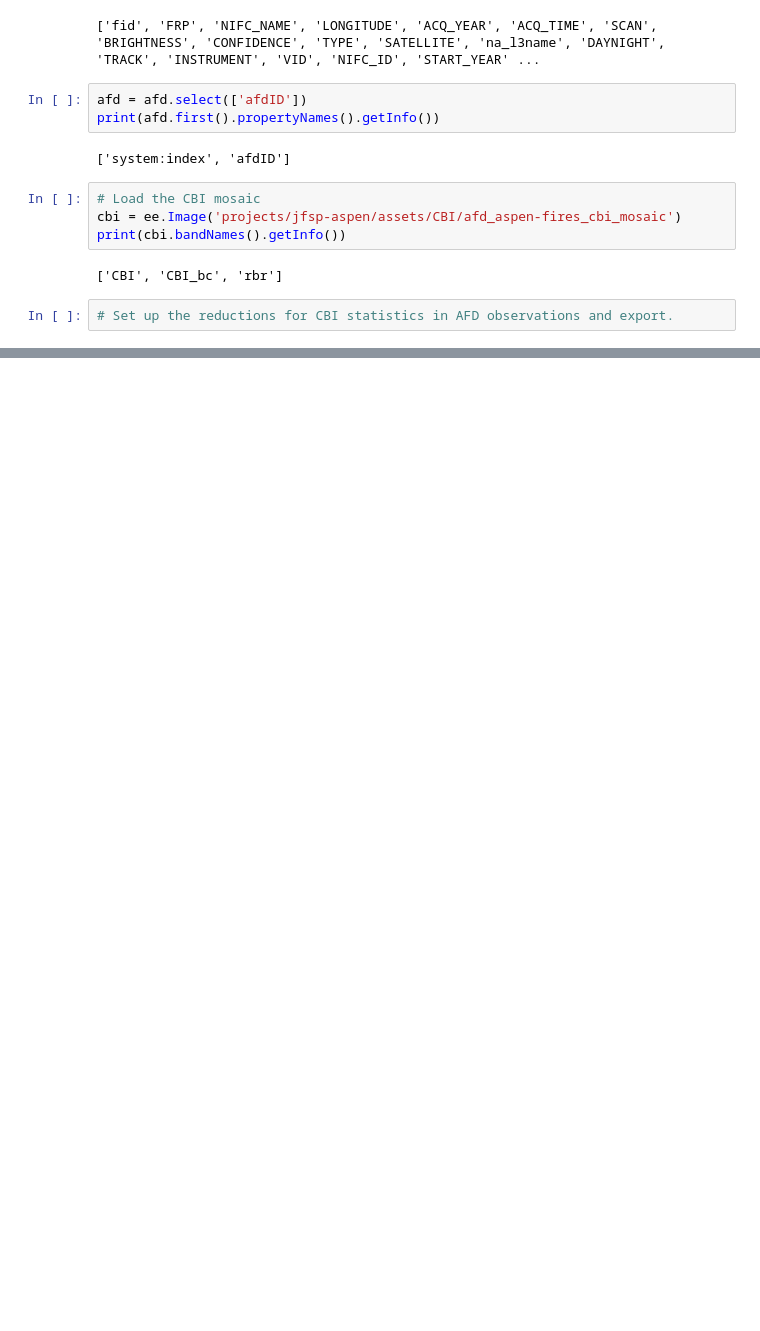
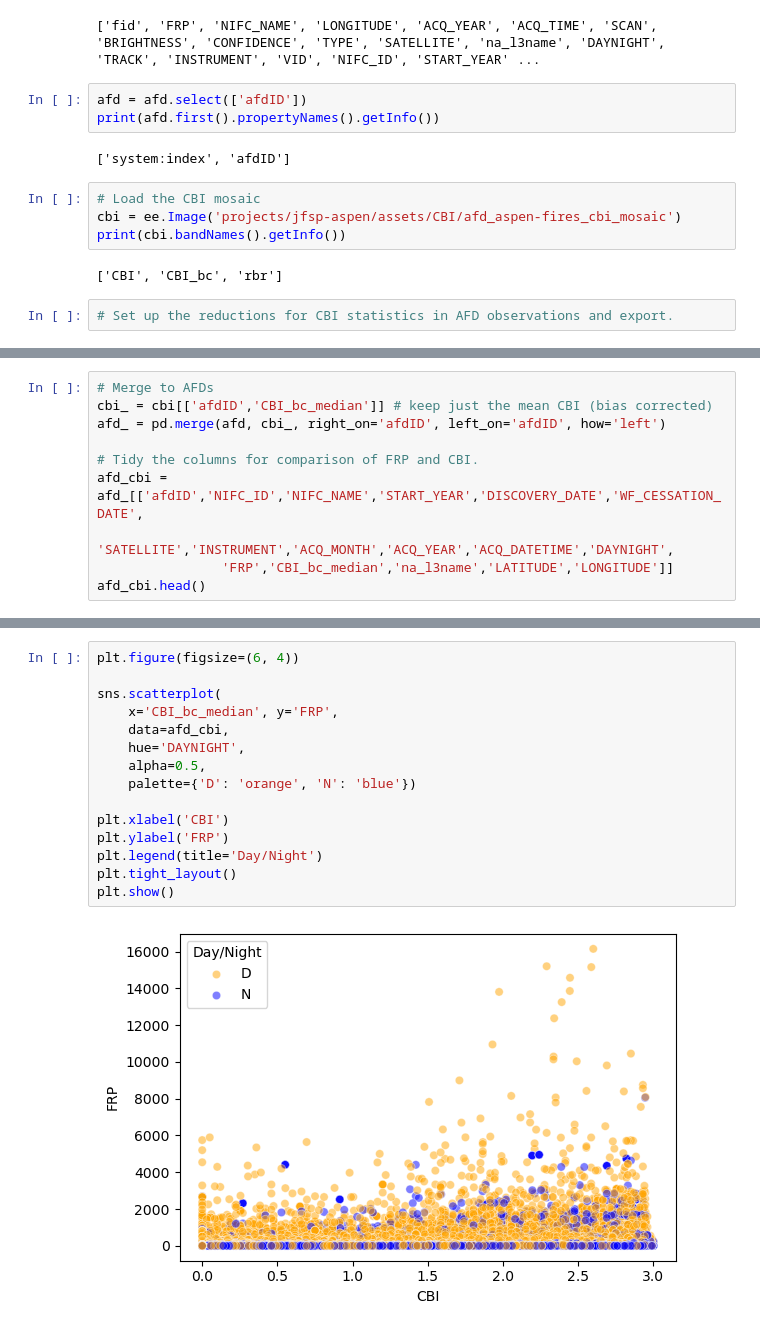
Before and after one commit to natshoff/aspen-fire-fork, a Jupyter notebook: Aim2/code/Python/03afd-severity_CBI.ipynb, the cells around one changed output, grey strips where cells are left out. Drawn from its saved outputs; the diff is of its cells as text; blank space fills up the shorter version.

```diff
--- a/Aim2/code/Python/03afd-severity_CBI.ipynb
+++ b/Aim2/code/Python/03afd-severity_CBI.ipynb
@@ -140,3 +148,13 @@ Index(['LATITUDE', 'LONGITUDE', 'BRIGHTNESS', 'SCAN', 'TRACK', 'ACQ_DATE',
        'START_YEAR', 'DISCOVERY_DATE', 'WF_CESSATION_DATE', 'na_l3name',
        'ACQ_MONTH', 'ACQ_YEAR', 'ACQ_DATETIME', 'afdID', 'geometry'],
       dtype='object')
+# %%
+# Merge to AFDs
+cbi_ = cbi[['afdID','CBI_bc_median']] # keep just the mean CBI (bias corrected)
+afd_ = pd.merge(afd, cbi_, right_on='afdID', left_on='afdID', how='left')
+
+# Tidy the columns for comparison of FRP and CBI.
+afd_cbi = afd_[['afdID','NIFC_ID','NIFC_NAME','START_YEAR','DISCOVERY_DATE','WF_CESSATION_DATE',
+                'SATELLITE','INSTRUMENT','ACQ_MONTH','ACQ_YEAR','ACQ_DATETIME','DAYNIGHT',
+                'FRP','CBI_bc_median','na_l3name','LATITUDE','LONGITUDE']]
+afd_cbi.head()
@@ -142,0 +168,17 @@ Index(['LATITUDE', 'LONGITUDE', 'BRIGHTNESS', 'SCAN', 'TRACK', 'ACQ_DATE',
+# %%
+plt.figure(figsize=(6, 4))
+
+sns.scatterplot(
+    x='CBI_bc_median', y='FRP',
+    data=afd_cbi,
+    hue='DAYNIGHT',
+    alpha=0.5,
+    palette={'D': 'orange', 'N': 'blue'})
+
+plt.xlabel('CBI')
+plt.ylabel('FRP')
+plt.legend(title='Day/Night')
+plt.tight_layout()
+plt.show()
+# %% [output]
+[figure, added]
```
Also changed, not shown: parts of 12 cells of this notebook.
